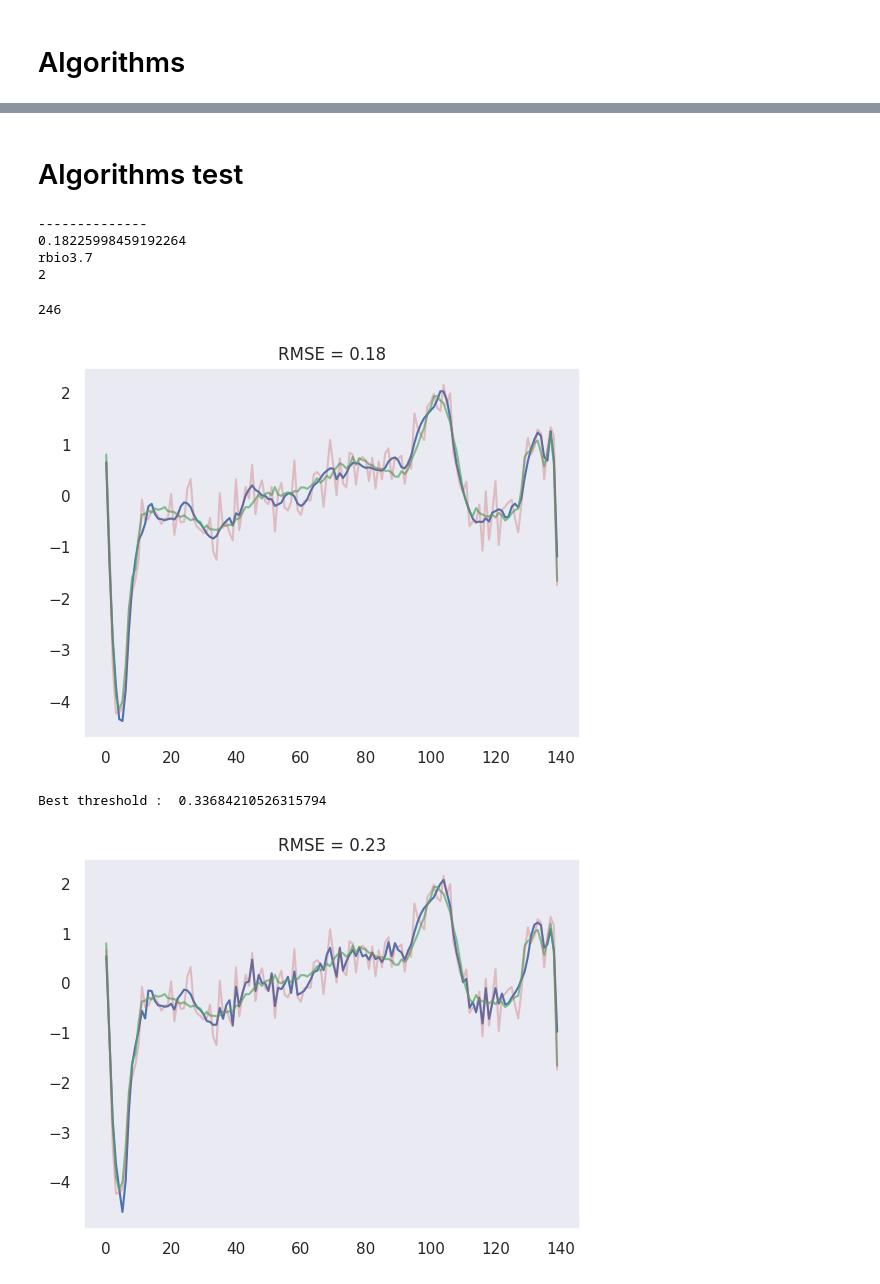
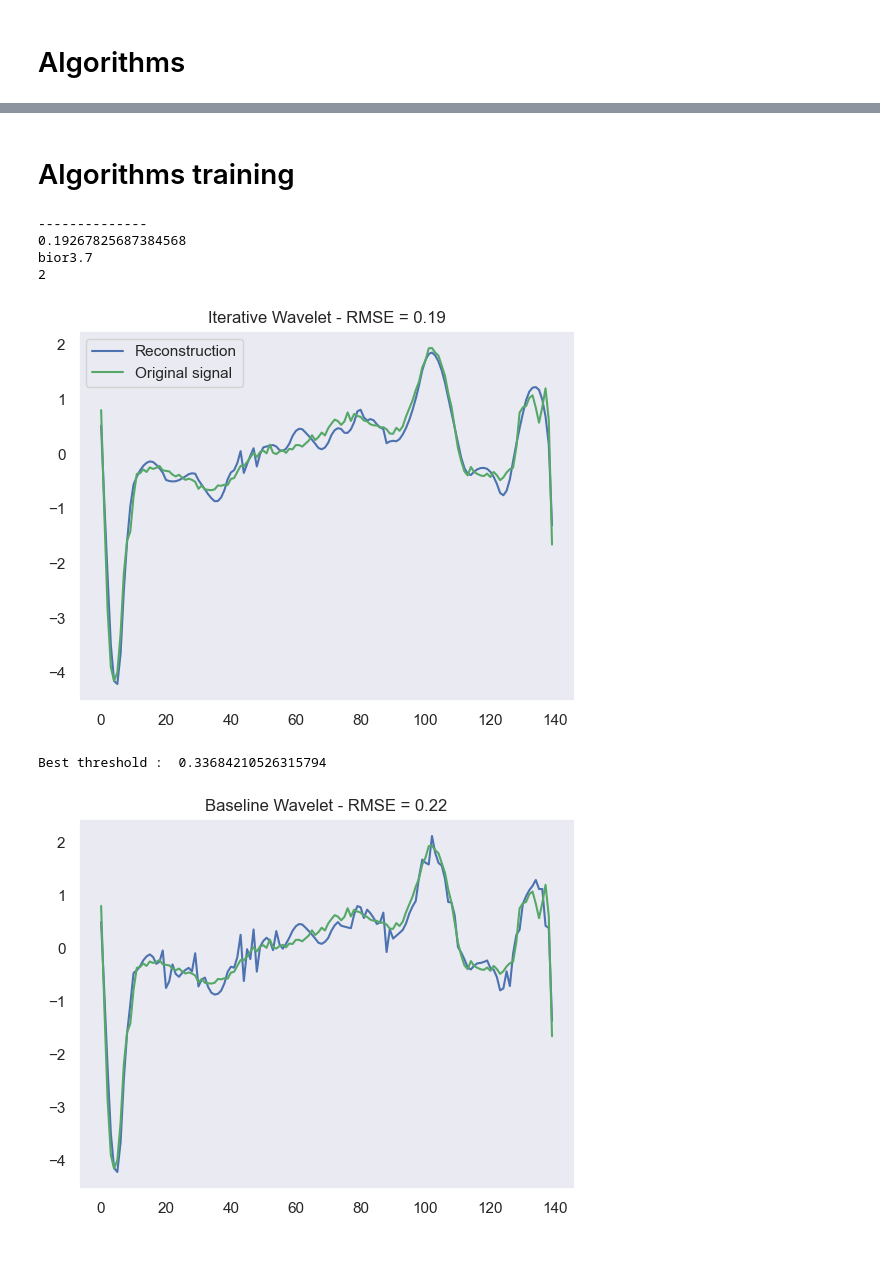
Before and after one commit to meilame-tayebjee/Wavelet-Denoising, a Jupyter notebook: ECG-noising-denoising.ipynb, the cells around one changed output, grey strips where cells are left out. Cells and saved outputs as stored; diff of their text form; code cells hidden in the pictures; blank space fills up the shorter version.

```diff
--- a/ECG-noising-denoising.ipynb
+++ b/ECG-noising-denoising.ipynb
@@ -224,13 +220,20 @@ def addNoise2(line, noise_var):
     noise = np.sqrt(noise_var) * np.random.randn(len(line))
     SNR = 10 * np.log10(np.var(line) / np.var(noise))
     return line + noise, SNR, noise
-20
-noisy_line, _, noise = addNoise(line, 10)
-plt.plot(noisy_line)
-plt.plot(line, 'r')
 
-print(noisy_line.shape)
+noisy_line, noise_var , noise = addNoise(line, 10)
+rmse, snr, prd, d_max = metrics(line, noisy_line)
+print("Original RMSE : ", rmse)
+print("Original SNR : ", snr)
 
-rmse, snr, prd, d_max = metrics(line, noisy_line)
-print(rmse)
+
+plt.plot(line, 'g', label = "Original signal")
+plt.plot(noisy_line, label = "Noisy signal")
+plt.title("Original noising RMSE : " + str(round(rmse, 2)) + " SNR : " + str(10))
+plt.legend()
+plt.show()
+
+
+
+print("Input SNR : ", snr)
 # %% [output]
@@ -240,5 +244,5 @@ print(rmse)
 # %% [markdown]
-# Algorithms test
+# Algorithms training
 # %%
 levels = [2,3,4]
 res = np.zeros((len(pywt.wavelist()), len(levels)))
@@ -260,45 +264,40 @@ print(best_wavelet)
 print(best_level)
 # %% [output]
 --------------
-0.18225998459192264
-rbio3.7
+0.19267825687384568
+bior3.7
 2
-# %%
-np.argmin(res[res > 0.1])
-# %% [output]
-246
 # %%
 denoised_line = iterativeWaveletDenoising(noisy_line, best_wavelet, best_level, 0.015)
 mse, snr, prd, d_max = metrics(line, denoised_line)
-plt.plot(denoised_line)
-plt.plot(line, 'g', alpha = 0.7)
-plt.plot(noisy_line, 'r', alpha = 0.3)
-plt.title("RMSE = " + str(round(mse,2)))
+plt.plot(denoised_line, label = "Reconstruction")
+plt.plot(line, 'g', label = "Original signal")
+plt.title("Iterative Wavelet - RMSE = " + str(round(mse,2)))
+plt.legend()
 plt.show()
 # %% [output]
-[figure, old version]
+[figure, new version]
 # %%
 threshold_percents = np.linspace(0.1, 1, 20)
 
 best_prd = 1
 
 for thresh in tqdm(threshold_percents):
     denoised_line = baselineWaveletDenoising(noisy_line, best_wavelet, best_level, thresh)
     mse, snr, prd, d_max = metrics(line, denoised_line)
     if prd < best_prd:
         best_prd = prd
-        best_thresh = thresh
+        best_thresh_wave = thresh
 
-print("Best threshold : ", best_thresh)
-denoised_line = baselineWaveletDenoising(noisy_line, best_wavelet, best_level, best_thresh) #j'ai remplace tresh par best_tresh
+print("Best threshold : ", best_thresh_wave)
+denoised_line = baselineWaveletDenoising(noisy_line, best_wavelet, best_level, best_thresh_wave) #j'ai remplace tresh par best_tresh
 mse, snr, prd, d_max = metrics(line, denoised_line)
-plt.plot(denoised_line)
-plt.plot(line, 'g', alpha = 0.7)
-plt.plot(noisy_line, 'r', alpha = 0.3)
-plt.title("RMSE = " + str(round(mse,2)))
+plt.plot(denoised_line, label = "Reconstruction")
+plt.plot(line, 'g', label = "Original signal")
+plt.title("Baseline Wavelet - RMSE = " + str(round(mse,2)))
 plt.show()
 # %% [output]
 Best threshold :  0.33684210526315794
-[figure, old version]
+[figure, new version]
 # %%
 fourier = np.fft.fft(noisy_line)
```
Also changed, not shown: parts of 19 cells of this notebook, 5 other files.
